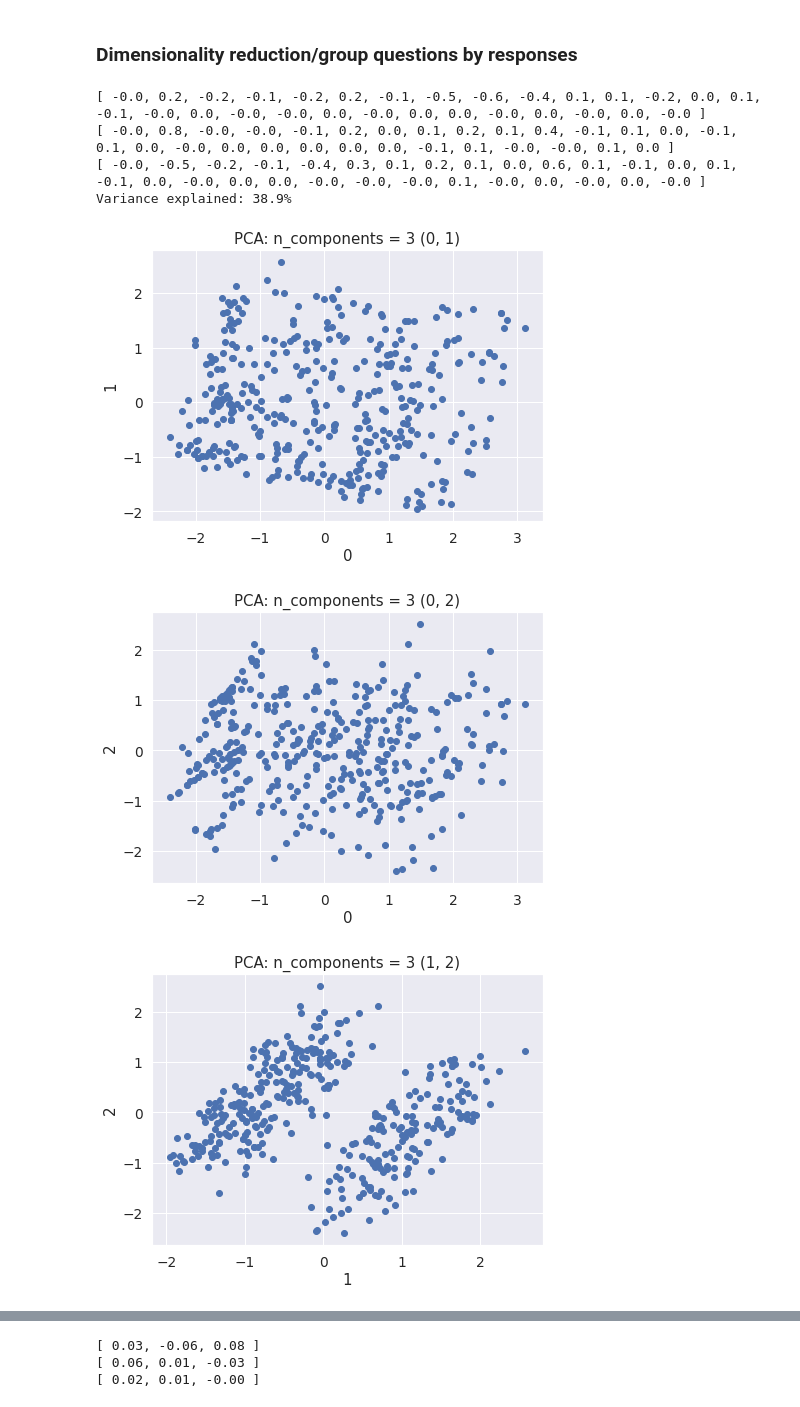
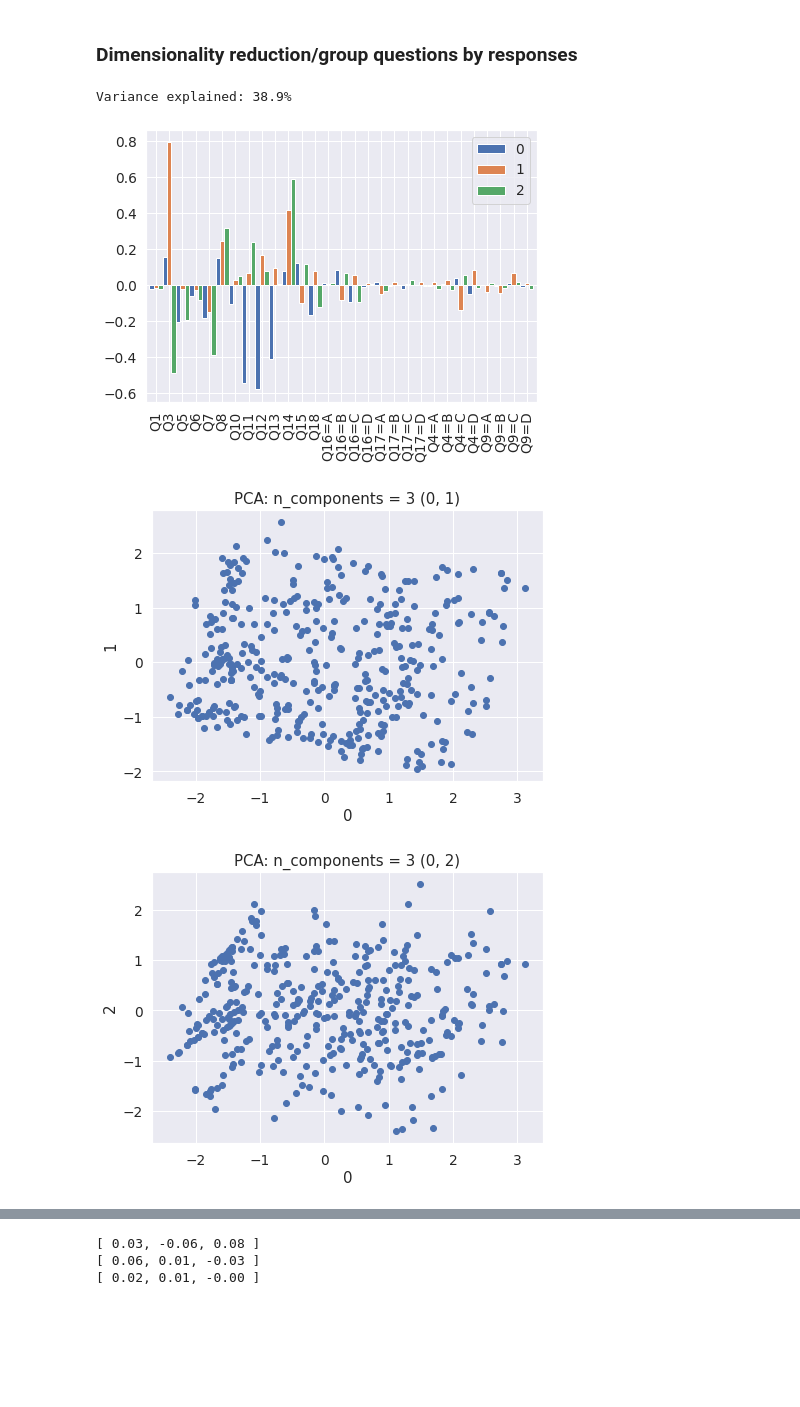
Before and after one commit to notchia/metagov, a Jupyter notebook: cryptopolitics_survey_analysis.ipynb, the cells around one changed output, grey strips where cells are left out. Cells and saved outputs as stored; diff of their text form; code cells hidden in the pictures; blank space fills up the shorter version.

```diff
--- a/cryptopolitics_survey_analysis.ipynb
+++ b/cryptopolitics_survey_analysis.ipynb
@@ -57,7 +68,7 @@ df_results = df[cols_results]
 # Replace old version of a response value with updated one
 oldVal = "Blockchain and DeFi are predatory technologies that, on balance, will harm most members of people."
 newVal = "Blockchain and DeFi are predatory technologies that, on balance, will harm most members of society."
-df_questions.loc[:,'10'] = df_questions['10'].copy().replace(to_replace=oldVal, value=newVal)
+df_questions.loc[:,'Q10'] = df_questions['Q10'].copy().replace(to_replace=oldVal, value=newVal)
 # %% [output]
 A value is trying to be set on a copy of a slice from a DataFrame.
 Try using .loc[row_indexer,col_indexer] = value instead
@@ -193,10 +204,15 @@ def cramers_v(q1, q2, verbose=False, save=False):
 
     V = np.sqrt((chi2/n)/minDim)
 
-    ct_norm = pd.crosstab(q1, q2, normalize=True)*100
+    ct_norm = pd.crosstab(q1, q2, margins=True, normalize=True)*100
 
     if verbose:
         print(ct_norm)
+        #cols = ct_norm.iloc[-1, :-1].sort_values()
+        #rows = ct_norm.iloc[:-1, -1].sort_values()
+        #plt.figure()
+        #rows.plot.bar(color='red', ylim=(0,100))
+        #cols.plot.bar(color='blue', xlim=(0,100))
     if save:
         ct_norm.to_csv(f"{savedir}/cryptopolitics_{q1.name}-{q2.name}.csv")
 
@@ -410,7 +441,8 @@ df_categorical = pd.DataFrame(X_categorical, columns=v.get_feature_names_out())
 
 # Merge with ordinal to create mixed ordinal-categorical data
 df_ordinal = df_mapped.drop(columns=cols_categorical)
-df_mixed = pd.concat([df_ordinal.reset_index(drop=True), df_categorical], axis=1, ignore_index=True)
+df_mixed = pd.concat([df_ordinal.reset_index(drop=True), df_categorical], axis=1)
 X_mixed = df_mixed.to_numpy()
 df_mixed.shape
+print(df_mixed.columns)
 # %% [output]
@@ -443,7 +479,7 @@ def scatter_plot_combos(X, N, colors=None, title=''):
         plt.ylabel(combo[1])
         plt.title(f"{title}n_components = {N} {combo}")
 # %%
-def compute_and_plot_pca(X, N):
+def compute_and_plot_pca(X, N, labels=None):
     """Compute and plot PCA transformation of data"""
 
     # Transform
@@ -451,8 +487,10 @@ def compute_and_plot_pca(X, N):
     X_transformed = pca.fit_transform(X)
 
     # Display some results
-    for component in pca.components_:
-        print("[", ', '.join([f"{x:.1f}" for x in component]), "]")
+    df_pca = pd.DataFrame(np.transpose(pca.components_))
+    if labels is not None:
+        df_pca.index = labels
+    df_pca.plot.bar(width=1)
     print(f"Variance explained: {sum(pca.explained_variance_ratio_)*100:.1f}%")
 
     # Plot
@@ -496,12 +534,9 @@ def compute_and_plot_feature_agglomeration(X, N, kwargs={}):
     return X_transformed, fa
 # %%
 # PCA on mostly-ordinal data
-X_pca_mixed_3 = compute_and_plot_pca(X_mixed, 3)
+X_pca_mixed_3 = compute_and_plot_pca(X_mixed, 3, labels=list(df_mixed.columns))
 # %% [output]
-[ -0.0, 0.2, -0.2, -0.1, -0.2, 0.2, -0.1, -0.5, -0.6, -0.4, 0.1, 0.1, -0.2, 0.0, 0.1, -0.1, -0.0, 0.0, -0.0, -0.0, 0.0, -0.0, 0.0, 0.0, -0.0, 0.0, -0.0, 0.0, -0.0 ]
-[ -0.0, 0.8, -0.0, -0.0, -0.1, 0.2, 0.0, 0.1, 0.2, 0.1, 0.4, -0.1, 0.1, 0.0, -0.1, 0.1, 0.0, -0.0, 0.0, 0.0, 0.0, 0.0, 0.0, -0.1, 0.1, -0.0, -0.0, 0.1, 0.0 ]
-[ -0.0, -0.5, -0.2, -0.1, -0.4, 0.3, 0.1, 0.2, 0.1, 0.0, 0.6, 0.1, -0.1, 0.0, 0.1, -0.1, 0.0, -0.0, 0.0, 0.0, -0.0, -0.0, -0.0, 0.1, -0.0, 0.0, -0.0, 0.0, -0.0 ]
 Variance explained: 38.9%
-[figure, old version]
+[figure, new version]
-[figure, old version]
+[figure, new version]
-[figure, old version]
+[figure, new version]
```
Also changed, not shown: parts of 26 cells of this notebook.
